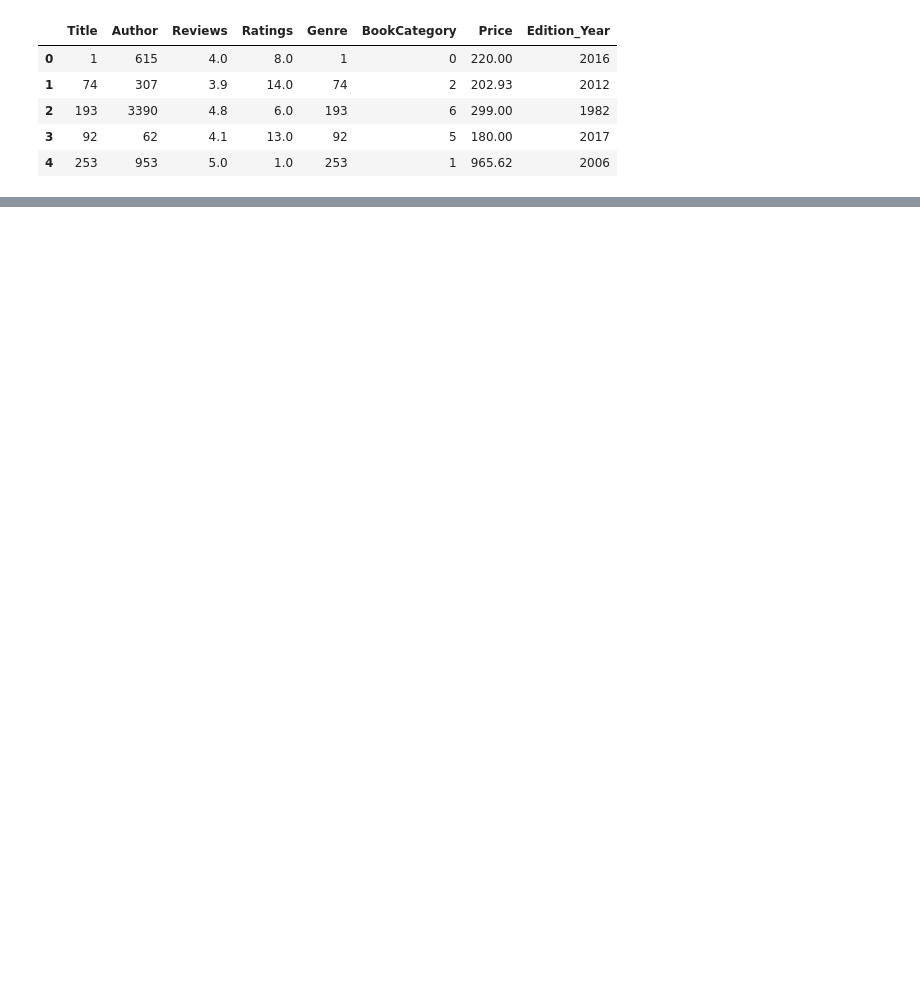
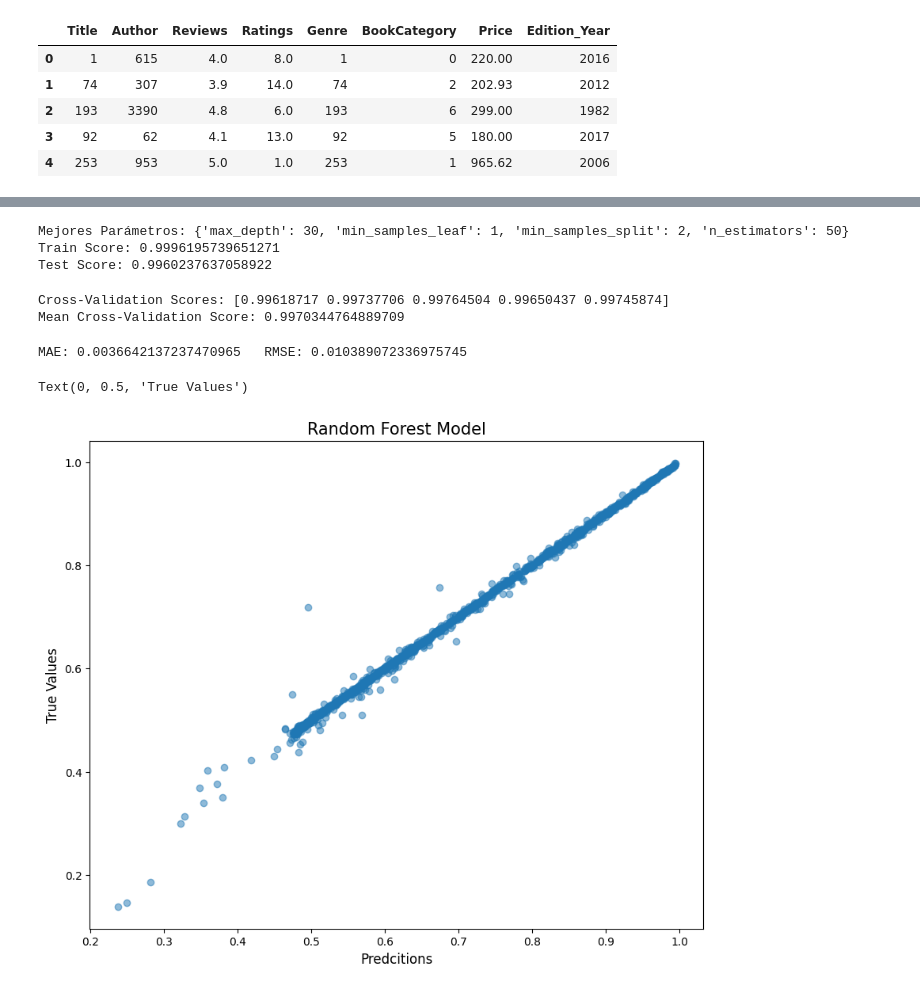
Before and after one commit to codelock54/Book_Price, a Jupyter notebook: BookPrice Model .ipynb, the cells around one changed output, grey strips where cells are left out. Cells and saved outputs as stored; diff of their text form; code cells hidden in the pictures; blank space fills up the shorter version.

Commit message:
best Rf model

```diff
--- a/BookPrice Model .ipynb
+++ b/BookPrice Model .ipynb
@@ -244,0 +235,16 @@ https://gist.github.com/mwaskom/de44147ed2974457ad6372750bbe5751
+# %%
+from sklearn.model_selection import  GridSearchCV, cross_val_score, KFold
+from sklearn.ensemble import RandomForestRegressor
+
+param_grid = {
+    'n_estimators': [50, 100, 200],
+    'max_depth': [10, 20, 30, 50],
+    'min_samples_split': [2, 5, 10],
+    'min_samples_leaf': [1, 2, 4]
+}
+# %%
+rf_model = RandomForestRegressor(random_state=random_state)
+
+grid_search = GridSearchCV(estimator=rf_model, param_grid=param_grid, cv=5, n_jobs=-1, verbose=2)
+
+grid_search.fit(X_train, y_train)
@@ -244,0 +275,41 @@ https://gist.github.com/mwaskom/de44147ed2974457ad6372750bbe5751
+# %%
+print("Mejores Parámetros:", grid_search.best_params_)
+
+best_rf_model = grid_search.best_estimator_
+
+train_score = best_rf_model.score(X_train, y_train)
+test_score = best_rf_model.score(X_test, y_test)
+
+print("Train Score:", train_score)
+print("Test Score:", test_score)
+# %% [output]
+Mejores Parámetros: {'max_depth': 30, 'min_samples_leaf': 1, 'min_samples_split': 2, 'n_estimators': 50}
+Train Score: 0.9996195739651271
+Test Score: 0.9960237637058922
+# %%
+kf = KFold(n_splits=5, shuffle=True, random_state=42)
+
+cv_scores = cross_val_score(best_rf_model, X, y, cv=kf)
+
+print("Cross-Validation Scores:", cv_scores)
+print("Mean Cross-Validation Score:", np.mean(cv_scores))
+# %% [output]
+Cross-Validation Scores: [0.99618717 0.99737706 0.99764504 0.99650437 0.99745874]
+Mean Cross-Validation Score: 0.9970344764889709
+# %%
+predictions = best_rf_model.predict(X_test)
+# %%
+from sklearn.metrics import mean_absolute_error as mae, mean_squared_error as mse
+print("MAE:", mae(y_true= y_test, y_pred= predictions),"  RMSE:", mse(y_true= y_test, y_pred= predictions, squared=False))
+# %% [output]
+MAE: 0.0036642137237470965   RMSE: 0.010389072336975745
+# %%
+plt.figure(figsize=(10,8))
+plt.scatter(predictions, y_test, alpha= 0.5)
+plt.title('Random Forest Model', fontsize = 15
+          )
+plt.xlabel('Predcitions', fontsize= 12)
+plt.ylabel('True Values', fontsize= 12)
+# %% [output]
+Text(0, 0.5, 'True Values')
+[figure, added]
```
Also changed, not shown: parts of 33 cells of this notebook.
